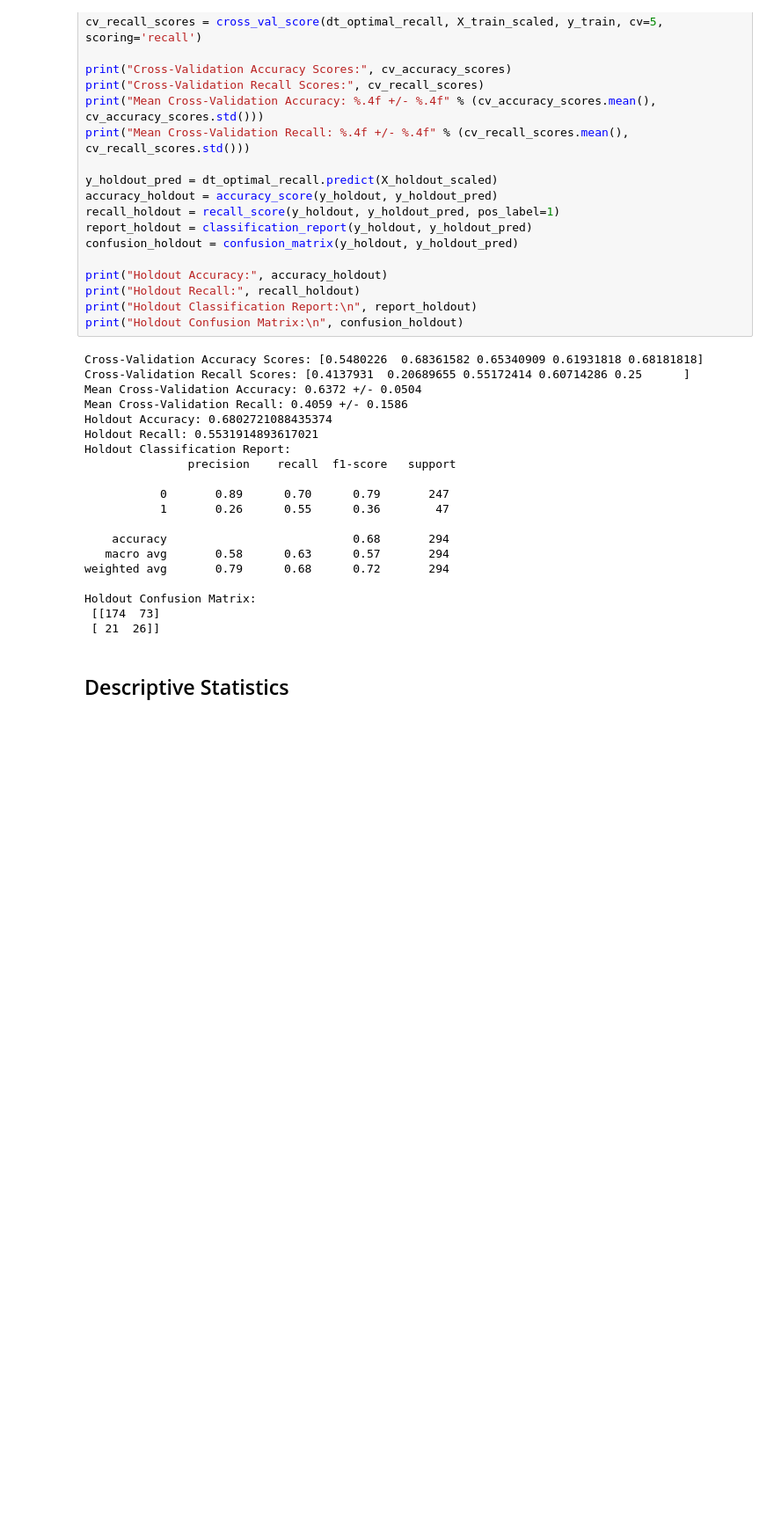
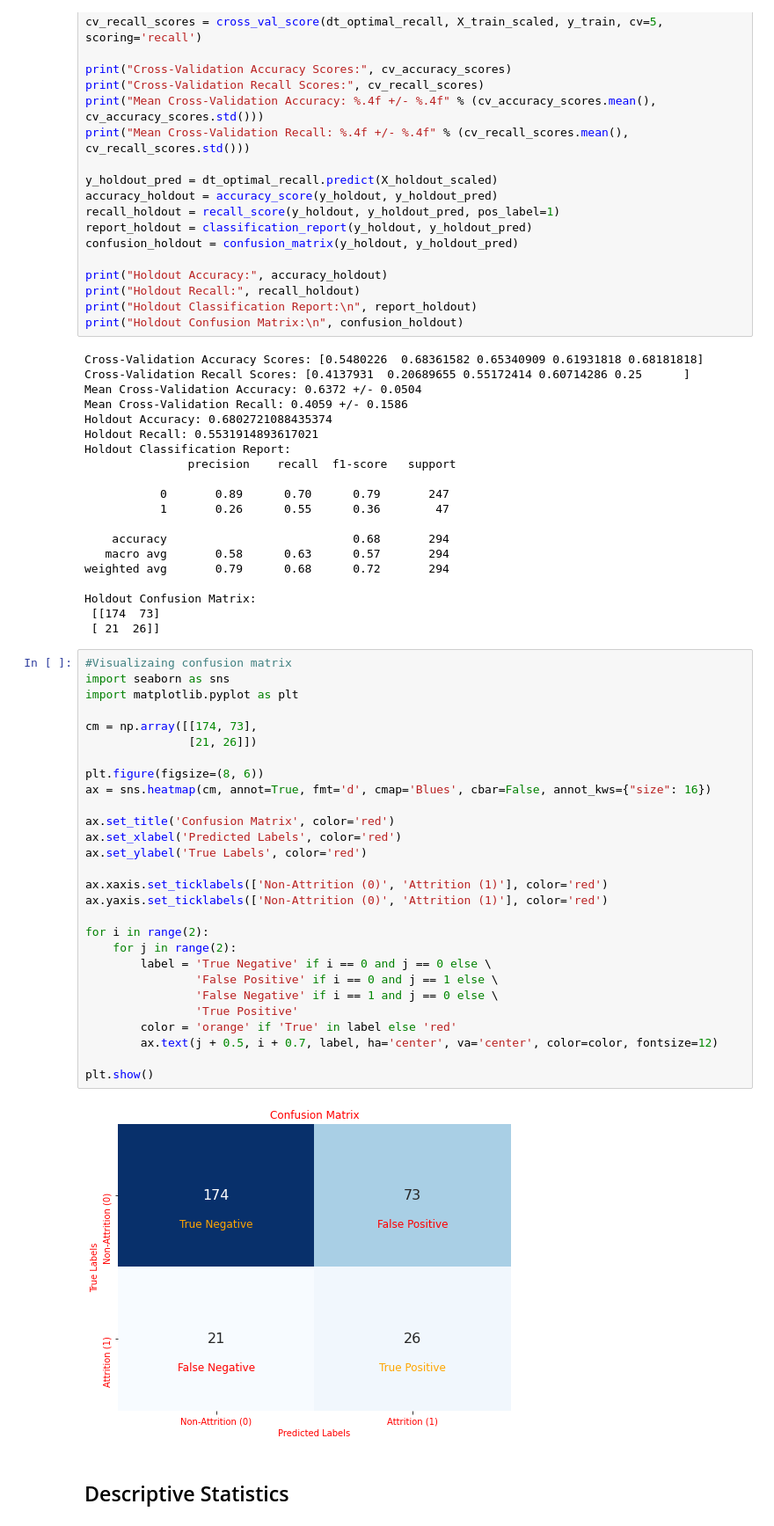
Before and after one commit to agambino720/employee_attrition_prediction_model, a Jupyter notebook: employee_attrition_project.ipynb, the cells around one changed output. Shown at 88% size. Drawn from its saved outputs; the diff is of its cells as text; blank space fills up the shorter version.

```diff
--- a/employee_attrition_project.ipynb
+++ b/employee_attrition_project.ipynb
@@ -1695,6 +1728,36 @@ weighted avg       0.79      0.68      0.72       294
 Holdout Confusion Matrix:
  [[174  73]
  [ 21  26]]
+# %%
+#Visualizaing confusion matrix
+import seaborn as sns
+import matplotlib.pyplot as plt
+
+cm = np.array([[174, 73],
+               [21, 26]])
+
+plt.figure(figsize=(8, 6))
+ax = sns.heatmap(cm, annot=True, fmt='d', cmap='Blues', cbar=False, annot_kws={"size": 16})
+
+ax.set_title('Confusion Matrix', color='red')
+ax.set_xlabel('Predicted Labels', color='red')
+ax.set_ylabel('True Labels', color='red')
+
+ax.xaxis.set_ticklabels(['Non-Attrition (0)', 'Attrition (1)'], color='red')
+ax.yaxis.set_ticklabels(['Non-Attrition (0)', 'Attrition (1)'], color='red')
+
+for i in range(2):
+    for j in range(2):
+        label = 'True Negative' if i == 0 and j == 0 else \
+                'False Positive' if i == 0 and j == 1 else \
+                'False Negative' if i == 1 and j == 0 else \
+                'True Positive'
+        color = 'orange' if 'True' in label else 'red'
+        ax.text(j + 0.5, i + 0.7, label, ha='center', va='center', color=color, fontsize=12)
+
+plt.show()
+# %% [output]
+[figure, added]
 # %% [markdown]
 ## Descriptive Statistics
 # %%
```
Also changed, not shown: parts of 11 cells of this notebook.
